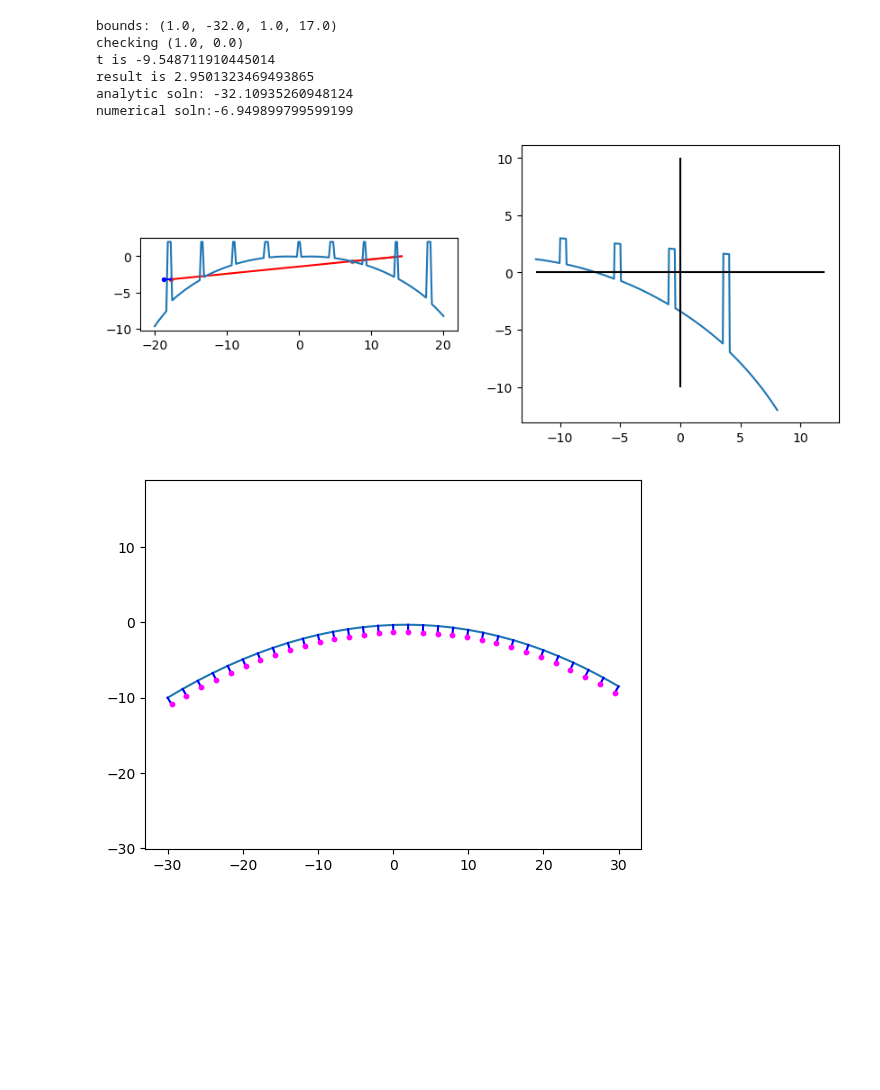
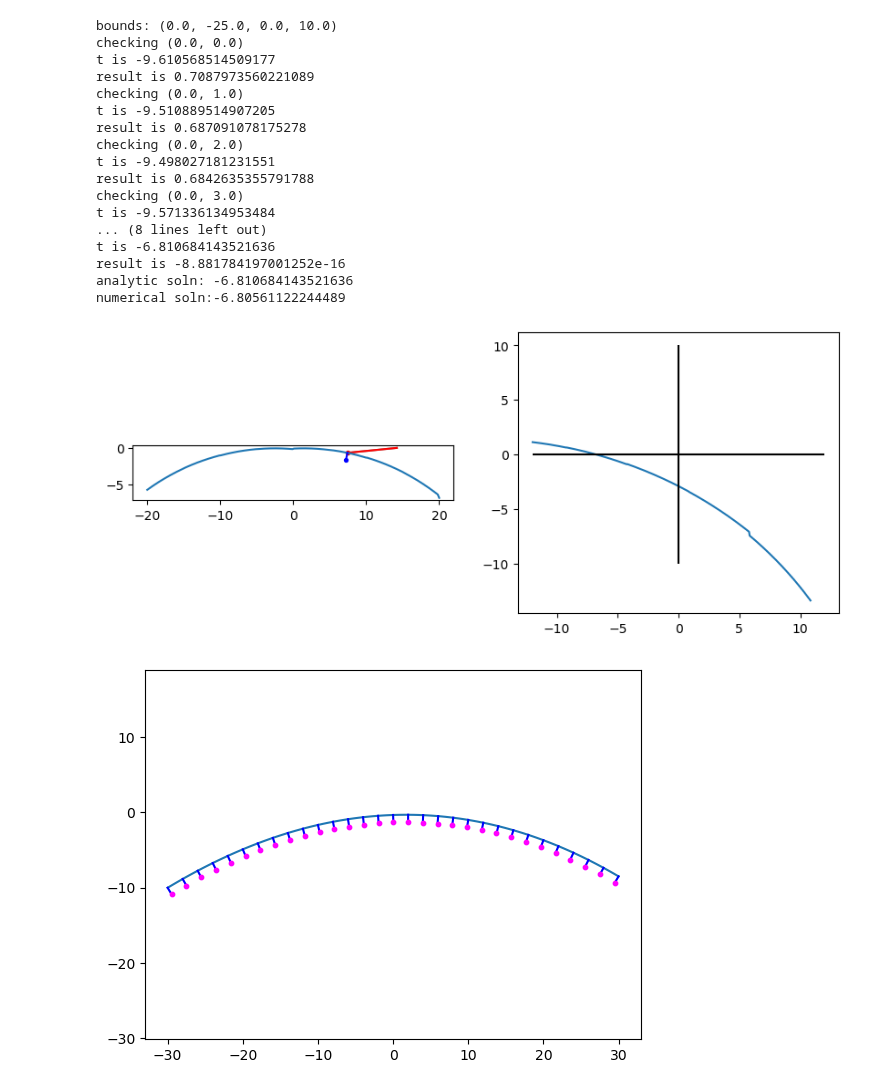
Before and after one commit to ellenle3/ifugen, a Jupyter notebook: python/surface_generator.ipynb, the cells around one changed output. Saved outputs shown, nothing was run; the diff lists cells and outputs as text; code cells hidden in the pictures; blank space fills up the shorter version.

```diff
--- a/python/surface_generator.ipynb
+++ b/python/surface_generator.ipynb
@@ -129,31 +122,32 @@ surface_norm_func = conic_3d_surface_normal
 transfer_dist_func = conic_3d_transfer
 critical_xy_func = conic_3d_critical_xy
 
+p = ImageSlicerParams(
+    custom = False,
+    cylinder = 0,
+    n_each = 5,
+    n_rows = 2,
+    n_cols = 1,
+    angle_mode = 0,
+    dalpha = -15,
+    dbeta = 2,
+    dgamma = 10,
+    gamma_offset = 0,
+    alpha_cen = 2,
+    beta_cen = -7,
+    gamma_cen = 0,
+    dx = 10,
+    dy = 5,
+    c = -1/30,
+    k = 0,
+    gx_width = 0,
+    gx_depth = -3,
+    gy_width = 0,
+    gy_depth = 2
+)
 
-n_each = 5
-n_rows = 2
-n_cols = 3
-mode = 1
 trace_walls = True
-active_x = False
-active_y = False
-dalpha = -15
-dbeta = 15
-dgamma = 10
-gamma_offset = 0
-alpha_cen = 0
-beta_cen = 5
-gamma_cen = -5
-dx = 10
-dy = 4
-r = -25.1
-c = 1/r
-k = 0
-xgap_width = 0
-xgap_depth = 3
-ygap_width = 0.5
-ygap_depth = 2
-p = ImageSlicerParams(n_each, n_rows, n_cols, mode, trace_walls, active_x, active_y, dalpha, dbeta, dgamma, gamma_offset, alpha_cen, beta_cen, gamma_cen, dx, dy, c, k, xgap_width, xgap_depth, ygap_width, ygap_depth)
+
 
 xt = 0
 y = np.linspace(-20, 20, 200)
@@ -175,46 +169,57 @@ ray_in = RayIn(xt, yt, l, m, n)
 ray_out = RayOut(0, 0, 0, 0, 0, 0, 0)
 
 zmin, zmax = find_global_extrema_slicer(p, sag_func, critical_xy_func)
-ray_out = ray_trace_slicer(ray_in, zmin, zmax, p, sag_func, transfer_dist_func, surface_norm_func)
+ray_out = ray_trace_slicer(ray_in, zmin, zmax, p, trace_walls, sag_func, transfer_dist_func, surface_norm_func)
 print("analytic soln: " + str(ray_out.t))
 
 t = np.linspace(-12, 12, 500)
 feval = np.zeros(len(t))
 for i,t1 in enumerate(t):
     feval[i] = transfer_equation(t1, xt, yt, l, m, n, p, sag_func)
 idx = np.nanargmin(np.abs(feval))
 tnum = t[idx]
 print("numerical soln:" + str(tnum))
 
 fig, axs = plt.subplots(nrows=1, ncols=2, figsize=(10,4))
 axs[0].plot(y, surf)
 
 # Draw analytically calculated ray and surface normal
 axs[0].plot([ray_in.yt, ray_out.ys], [0, ray_out.zs], c='r', zorder=1)
 axs[0].scatter([ray_out.ys], [ray_out.zs], c='r', s=8, zorder=1)
 axs[0].plot([ray_out.ys, ray_out.ys + ray_out.mn], [ray_out.zs, ray_out.zs + ray_out.nn], c='b')
 axs[0].scatter([ray_out.ys + ray_out.mn], [ray_out.zs + ray_out.nn], c='b', s=8, zorder=10)
 
 # Numerically determined ray
 axs[0].plot([ray_in.yt, ray_in.yt + tnum*ray_in.m], [0, tnum*ray_in.n], c='gray', zorder=0)
 axs[0].scatter([ray_in.yt + tnum*ray_in.m], [tnum*ray_in.n], c='gray', s=8, zorder=0)
 
 axs[0].set_aspect("equal")
 
 axs[1].plot(t, feval)
 axs[1].hlines(0, t[0], t[-1], colors='k')
 axs[1].vlines(0, -10, 10, colors='k')
 #axs[1].set_ylim(np.nanmin(feval), np.nanmax(feval))
 
 plt.show()
 # %% [output]
-bounds: (1.0, -32.0, 1.0, 17.0)
-checking (1.0, 0.0)
-t is -9.548711910445014
-result is 2.9501323469493865
-analytic soln: -32.10935260948124
-numerical soln:-6.949899799599199
+bounds: (0.0, -25.0, 0.0, 10.0)
+checking (0.0, 0.0)
+t is -9.610568514509177
+result is 0.7087973560221089
+checking (0.0, 1.0)
+t is -9.510889514907205
+result is 0.687091078175278
+checking (0.0, 2.0)
+t is -9.498027181231551
+result is 0.6842635355791788
+checking (0.0, 3.0)
+t is -9.571336134953484
+... (8 lines left out)
+t is -6.810684143521636
+result is -8.881784197001252e-16
+analytic soln: -6.810684143521636
+numerical soln:-6.80561122244489
-[figure, old version]
+[figure, new version]
 # %%
 #sag_func = tilted_plane_sag
 #surface_norm_func = tilted_plane_surface_normal
```
Also changed, not shown: parts of 5 cells of this notebook, 8 other files.
